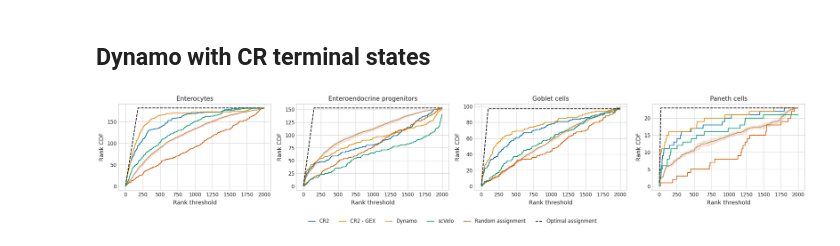
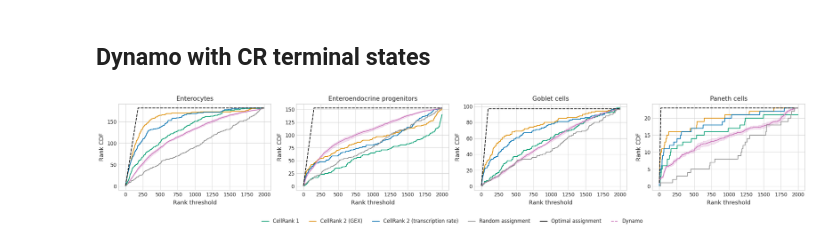
Before and after one commit to theislab/cellrank2_reproducibility, a Jupyter notebook: _sources/labeling_kernel/method_comparison.ipynb, the cells around one changed output. Cells and saved outputs as stored; diff of their text form; code cells hidden in the pictures.

```diff
--- a/_sources/labeling_kernel/method_comparison.ipynb
+++ b/_sources/labeling_kernel/method_comparison.ipynb
@@ -356,10 +375,19 @@ for terminal_state in TERMINAL_STATES:
         n_methods[terminal_state] = len(methods[terminal_state])
 # %%
 dfs = get_rank_threshold(gene_ranks=gene_ranks, n_methods=n_methods)
-# %%
-plot_gene_ranking(rank_threshold=dfs, methods=methods, fname="rank_analysis_w_cr_terminal_states")
-# %% [output]
-[figure, removed]
+# %%
+palette = {
+    "CellRank 2 (transcription rate)": "#0173b2",
+    "CellRank 2 (GEX)": "#de8f05",
+    "CellRank 1": "#029e73",
+    "Dynamo": "#cc78bc",
+    "Random assignment": "#949494",
+    "Optimal assignment": "#000000",
+}
+
+plot_gene_ranking(rank_threshold=dfs, methods=methods, fname="rank_analysis_w_cr_terminal_states", palette=palette)
+# %% [output]
+[figure, added]
 # %%
 optimal_aucs = {}
 
```
Also changed, not shown: parts of 8 cells of this notebook, 6 other files.
